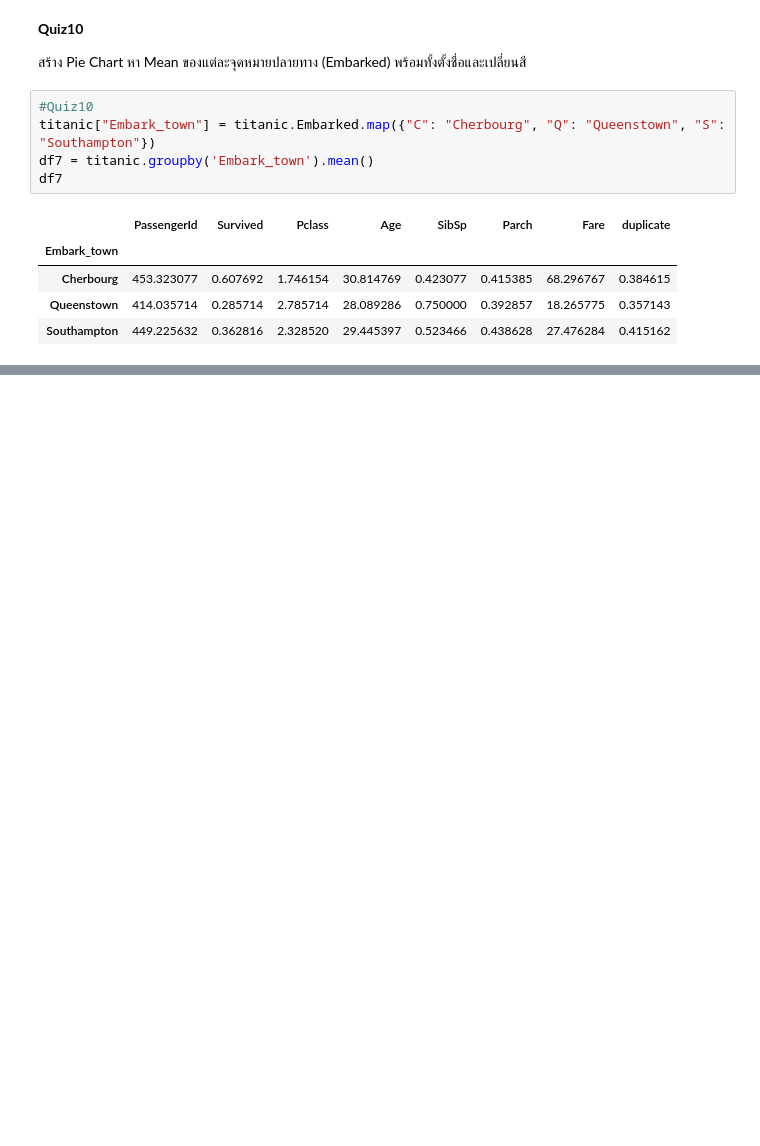
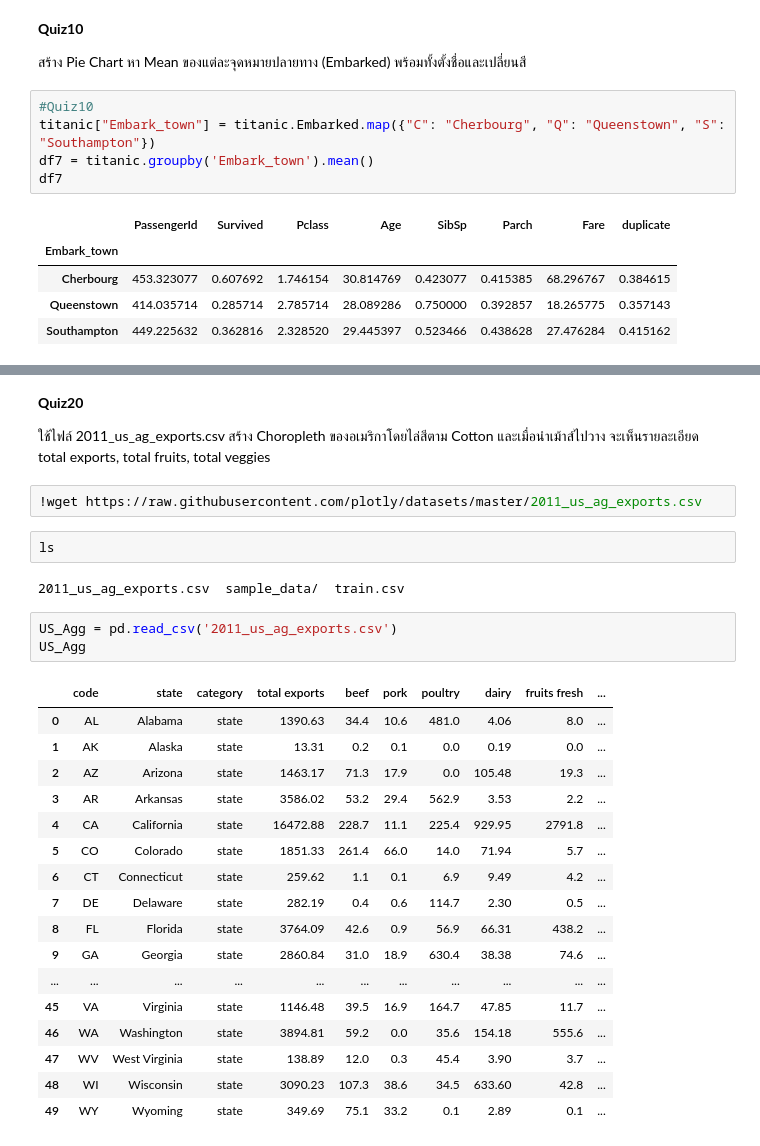
Before and after one commit to deen666/Homework_DataCamp2, a Jupyter notebook: Plotly/Plotly.ipynb, the cells around one changed output, grey strips where cells are left out. Saved outputs shown, nothing was run; the diff lists cells and outputs as text; blank space fills up the shorter version.

Commit message:
Plotly Quiz19

```diff
--- a/Plotly/Plotly.ipynb
+++ b/Plotly/Plotly.ipynb
@@ -327,0 +490,31 @@ fig.show()
+# %% [markdown]
+**Quiz20**
+
+ใช้ไฟล์ 2011_us_ag_exports.csv สร้าง Choropleth ของอเมริกาโดยไล่สีตาม Cotton และเมื่อนำเม้าส์ไปวาง จะเห็นรายละเอียด total exports, total fruits, total veggies
+# %%
+!wget https://raw.githubusercontent.com/plotly/datasets/master/2011_us_ag_exports.csv
+# %%
+ls
+# %% [output]
+2011_us_ag_exports.csv  sample_data/  train.csv
+# %%
+US_Agg = pd.read_csv('2011_us_ag_exports.csv')
+US_Agg
+# %% [output]
+|  | code | state | category | total exports | beef | pork | poultry | dairy | fruits fresh | ... |
+| 0 | AL | Alabama | state | 1390.63 | 34.4 | 10.6 | 481.0 | 4.06 | 8.0 | ... |
+| 1 | AK | Alaska | state | 13.31 | 0.2 | 0.1 | 0.0 | 0.19 | 0.0 | ... |
+| 2 | AZ | Arizona | state | 1463.17 | 71.3 | 17.9 | 0.0 | 105.48 | 19.3 | ... |
+| 3 | AR | Arkansas | state | 3586.02 | 53.2 | 29.4 | 562.9 | 3.53 | 2.2 | ... |
+| 4 | CA | California | state | 16472.88 | 228.7 | 11.1 | 225.4 | 929.95 | 2791.8 | ... |
+| 5 | CO | Colorado | state | 1851.33 | 261.4 | 66.0 | 14.0 | 71.94 | 5.7 | ... |
+| 6 | CT | Connecticut | state | 259.62 | 1.1 | 0.1 | 6.9 | 9.49 | 4.2 | ... |
+| 7 | DE | Delaware | state | 282.19 | 0.4 | 0.6 | 114.7 | 2.30 | 0.5 | ... |
+| 8 | FL | Florida | state | 3764.09 | 42.6 | 0.9 | 56.9 | 66.31 | 438.2 | ... |
+| 9 | GA | Georgia | state | 2860.84 | 31.0 | 18.9 | 630.4 | 38.38 | 74.6 | ... |
+| ... | ... | ... | ... | ... | ... | ... | ... | ... | ... | ... |
+| 45 | VA | Virginia | state | 1146.48 | 39.5 | 16.9 | 164.7 | 47.85 | 11.7 | ... |
+| 46 | WA | Washington | state | 3894.81 | 59.2 | 0.0 | 35.6 | 154.18 | 555.6 | ... |
+| 47 | WV | West Virginia | state | 138.89 | 12.0 | 0.3 | 45.4 | 3.90 | 3.7 | ... |
+| 48 | WI | Wisconsin | state | 3090.23 | 107.3 | 38.6 | 34.5 | 633.60 | 42.8 | ... |
+| 49 | WY | Wyoming | state | 349.69 | 75.1 | 33.2 | 0.1 | 2.89 | 0.1 | ... |
```
Also changed, not shown: parts of 24 cells of this notebook.
